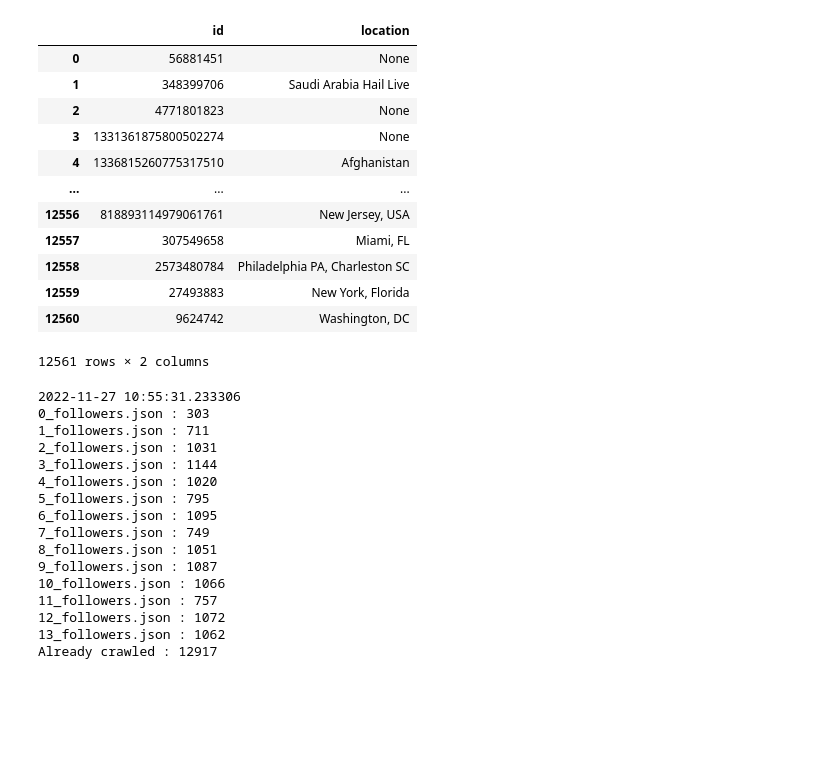
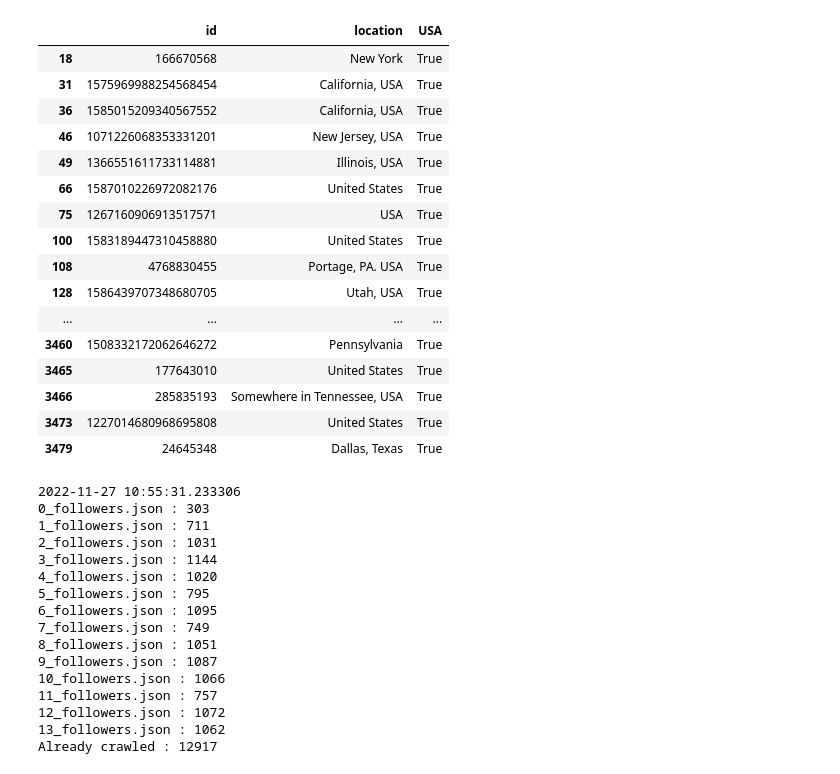
Before and after one commit to sean19981002/MyResearch, a Jupyter notebook: practice.ipynb, the cells around one changed output. Drawn from its saved outputs; the diff is of its cells as text; code cells hidden in the pictures; blank space fills up the shorter version.

```diff
--- a/practice.ipynb
+++ b/practice.ipynb
@@ -16,25 +16,47 @@ from Classes import *
 import re
 import os
 from functions import *
-# %%
-f = 'Biden/2022-11-07/user_profile/Profile.xlsx'
-df = pd.read_excel(f, sheet_name='profile')
-df = df.loc[:, ['id', 'location']]
-df
-# %% [output]
-|  | id | location |
-| 0 | 56881451 | None |
-| 1 | 348399706 | Saudi Arabia Hail Live |
-| 2 | 4771801823 | None |
-| 3 | 1331361875800502274 | None |
-| 4 | 1336815260775317510 | Afghanistan |
-| ... | ... | ... |
-| 12556 | 818893114979061761 | New Jersey, USA |
-| 12557 | 307549658 | Miami, FL |
-| 12558 | 2573480784 | Philadelphia PA, Charleston SC |
-| 12559 | 27493883 | New York, Florida |
-| 12560 | 9624742 | Washington, DC |
-12561 rows × 2 columns
+# %%
+f = 'Biden/2022-11-07/user_profile/Profile.xlsx'
+states = list()
+with open('Biden/2022-11-07/user_profile/US_States_Cities.txt', 'r') as txt:
+    lines = txt.readlines()
+    for line in lines:
+        s = line.replace('\n', '')
+        states.append(s)
+
+df = pd.read_excel(f, sheet_name='profile')
+df = df.loc[:, ['id', 'location']]
+df['USA'] = False
+length = len(df)
+for i in range(length):
+    s = df.loc[i, 'location']
+    if 'U.S' in s or 'USA' in s or 'United' in s or 'usa' in s:
+        df.loc[i, 'USA'] = True
+    else:
+        for state in states:
+            if state in s:
+                df.loc[i, 'USA'] = True
+with pd.option_context('display.max_rows', 10000, 'display.max_columns', 10):
+    display(df[df['USA']==True])
+# %% [output]
+|  | id | location | USA |
+| 18 | 166670568 | New York | True |
+| 31 | 1575969988254568454 | California, USA | True |
+| 36 | 1585015209340567552 | California, USA | True |
+| 46 | 1071226068353331201 | New Jersey, USA | True |
+| 49 | 1366551611733114881 | Illinois, USA | True |
+| 66 | 1587010226972082176 | United States | True |
+| 75 | 1267160906913517571 | USA | True |
+| 100 | 1583189447310458880 | United States | True |
+| 108 | 4768830455 | Portage, PA. USA | True |
+| 128 | 1586439707348680705 | Utah, USA | True |
+| ... | ... | ... | ... |
+| 3460 | 1508332172062646272 | Pennsylvania | True |
+| 3465 | 177643010 | United States | True |
+| 3466 | 285835193 | Somewhere in Tennessee, USA | True |
+| 3473 | 1227014680968695808 | United States | True |
+| 3479 | 24645348 | Dallas, Texas | True |
 # %%
 file_path = 'Biden/2022-11-07/user_profile/'
 to_excel = dict()
```
Also changed, not shown: 4 other files.
